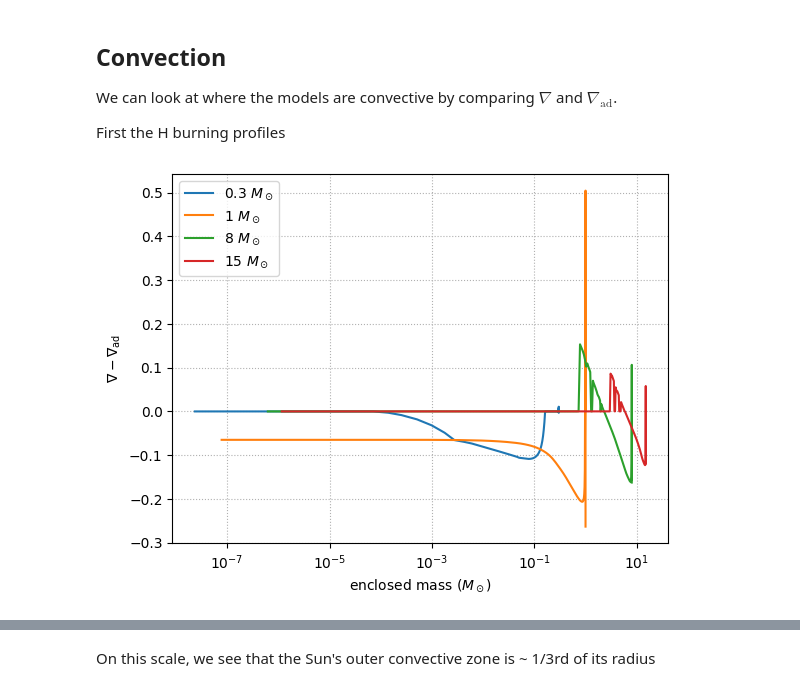
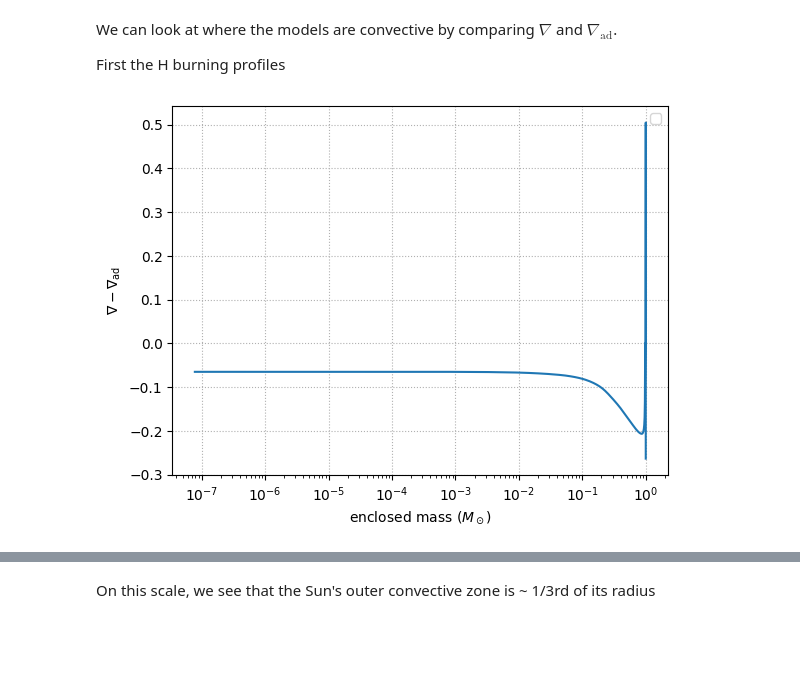
Before and after one commit to zingale/stars, a Jupyter notebook: notebooks/_sources/sun/sun-convection.ipynb, the cells around one changed output, grey strips where cells are left out. Saved outputs shown, nothing was run; the diff lists cells and outputs as text; code cells hidden in the pictures; blank space fills up the shorter version.

```diff
--- a/notebooks/_sources/sun/sun-convection.ipynb
+++ b/notebooks/_sources/sun/sun-convection.ipynb
@@ -275,20 +9,18 @@ for star in models:
+# %%
+profile = mr.MesaData("M1_default_profile8.data")
 # %% [markdown]
-## Convection
-
 We can look at where the models are convective by comparing $\nabla$ and $\nabla_\mathrm{ad}$.
 
 First the H burning profiles
 # %%
 fig, ax = plt.subplots()
 
-for star in models:
-    ax.plot(star.profiles[0].mass, star.profiles[0].gradT - star.profiles[0].grada,
-            label=rf"{star.mass} $M_\odot$")
+ax.plot(profile.mass, profile.gradT - profile.grada)
 
 ax.set_xlabel(r"enclosed mass ($M_\odot$)")
 ax.set_ylabel(r"$\nabla - \nabla_\mathrm{ad}$")
 ax.set_xscale("log")
 ax.legend()
 ax.grid(linestyle=":")
 # %% [output]
-[figure, old version]
+[figure, new version]
```
Also changed, not shown: parts of 44 cells of this notebook, 59 other files.
